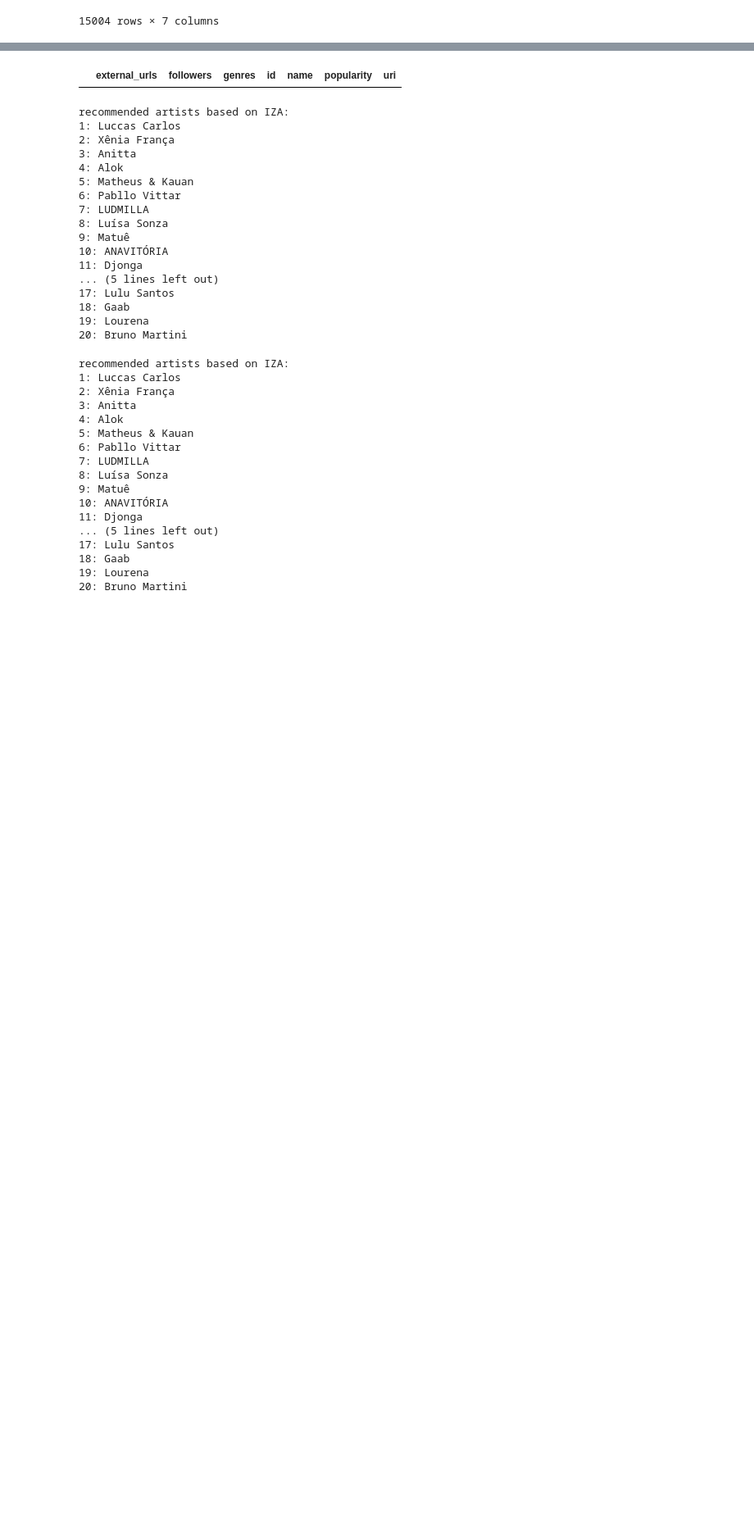
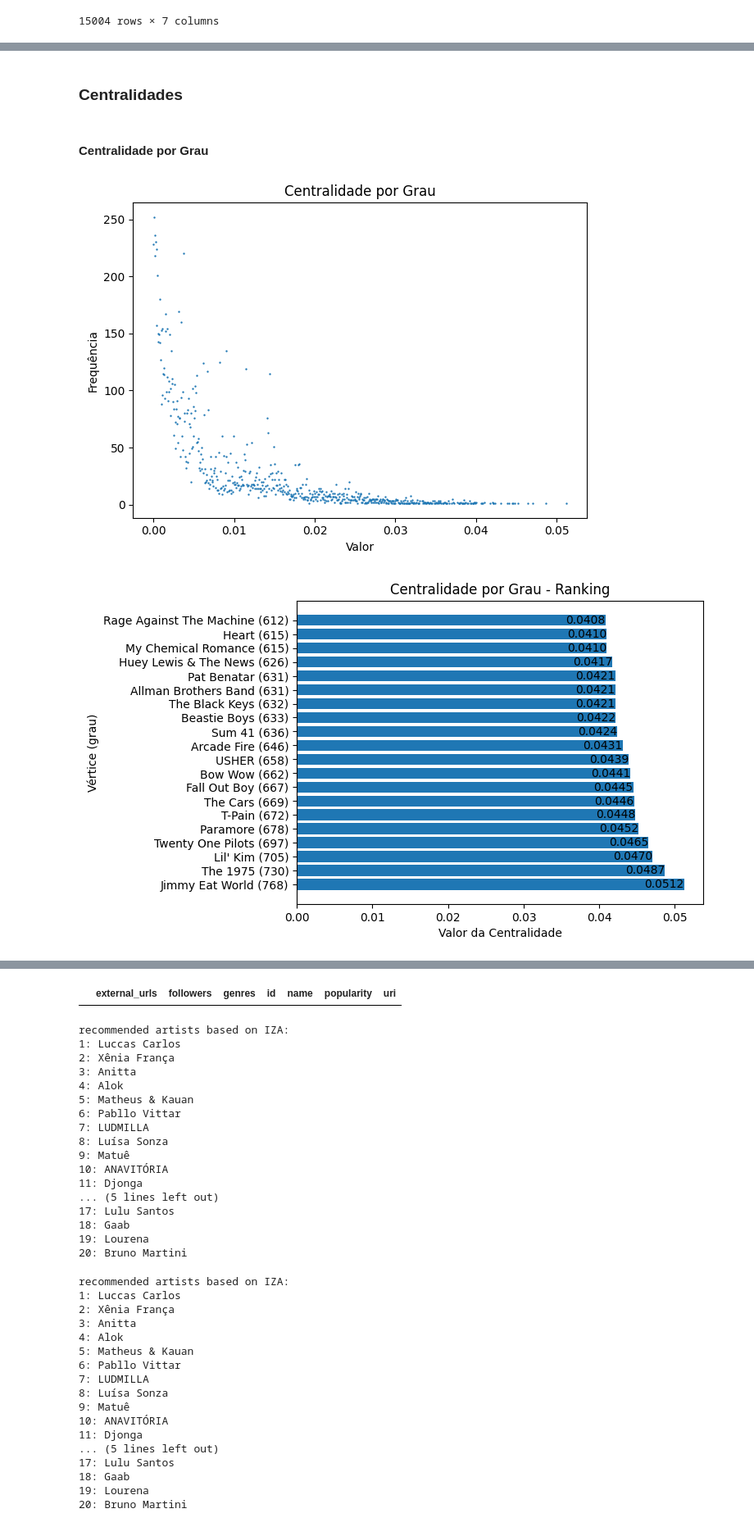
Before and after one commit to anamachadoc/UFSJ_Redes_Complexas_Trabalho_Final, a Jupyter notebook: code/strongerConnectionsRecommender.ipynb, the cells around one changed output, grey strips where cells are left out. Shown at 82% size. Cells and saved outputs as stored; diff of their text form; code cells hidden in the pictures; blank space fills up the shorter version.

```diff
--- a/code/strongerConnectionsRecommender.ipynb
+++ b/code/strongerConnectionsRecommender.ipynb
@@ -80,0 +167,11 @@ G.add_edges(edges)
+# %% [markdown]
+### **Centralidades**
+# %% [markdown]
+#### **Centralidade por Grau**
+# %%
+degree_centrality=G.get_degree_centrality()
+analysis_centrality=Graphics.create_graphic_centrality(data=degree_centrality, title='Centralidade por Grau', name_network=name_network)
+Graphics.create_ranking_centrality(centrality=degree_centrality, graph=G, title='Centralidade por Grau - Ranking', name_network=name_network)
+# %% [output]
+[figure, added]
+[figure, added]
```
Also changed, not shown: parts of 12 cells of this notebook, 13 other files.
